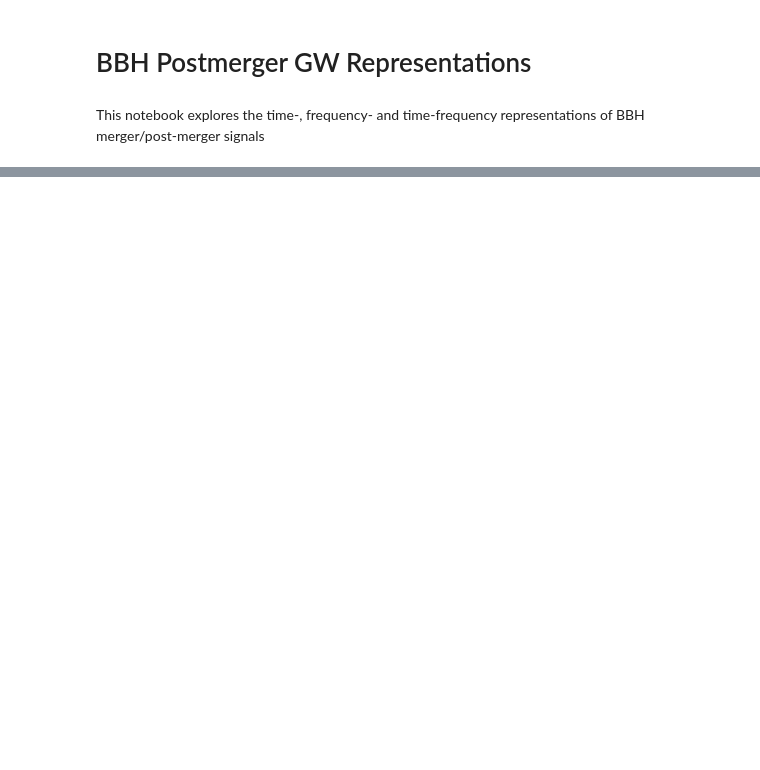
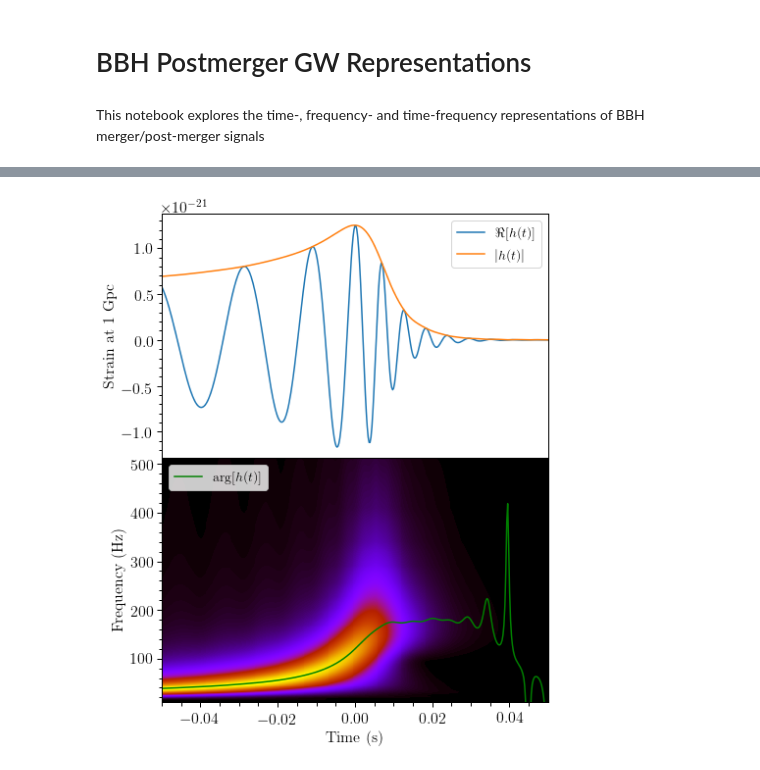
Before and after one commit to astroclark/bbh-tfmaps, a Jupyter notebook: bbh-maps.ipynb, the cells around one changed output, grey strips where cells are left out. Cells and saved outputs as stored; diff of their text form; code cells hidden in the pictures; blank space fills up the shorter version.

```diff
--- a/bbh-maps.ipynb
+++ b/bbh-maps.ipynb
@@ -80,0 +92,4 @@ print numrel_files
+# %%
+# Transform parameters
+mother_freq=0.5
+max_scale=512
@@ -190,0 +133,16 @@ SystemExit:
+# %%
+fmin=sample_frequency*mother_freq/max_scale
+fmax=sample_frequency*mother_freq
+
+cwt_result = cwt.build_cwt(hp.data, sample_times,
+                           mother_freq=mother_freq,
+                           max_scale=max_scale)
+
+wfreqs = cwt_result['frequencies']
+wplane = cwt_result['map']
+
+# Interpolate the spectrogram to a finer frequency grid for smoother plots
+# XXX: worth checking that we don't introduce artifacts here
+interpolant = interp1d(wfreqs, wplane, axis=0)
+wfreqs = np.arange(wfreqs.min(), 512)
+wplane = interpolant(wfreqs)
@@ -190,0 +154,62 @@ SystemExit:
+# %%
+plt.close('all')
+fig, ax = plt.subplots(figsize=(fig_width, 2.1*fig_height),
+                       sharex=True, nrows=2)
+
+
+#
+# Time series
+#
+a = ax[0].plot(sample_times, hp, label=r'$\Re[h(t)]$')
+b = ax[0].plot(sample_times, amp, label=r'$|h(t)|$')
+ax[0].legend()
+
+#
+# Spectrogram
+#
+p_qstrain = ax[1].pcolormesh(sample_times, wfreqs, (abs(wplane)),
+                          rasterized=False,
+                         vmin=0,vmax=1,cmap='gnuplot')
+
+#
+# Frequency series
+#
+# FIXME: why is frequency negative??
+ax[1].plot(sample_times[:-1], -1*foft, label=r'$\arg[h(t)]$',
+           color='green', linestyle='-')
+
+ax[1].legend(loc='upper left')
+
+# XXX Do not delete this, in case we want a colorbar later
+# cbaxes = fig.add_axes([0.1275, 0.9, 0.77, 0.03])
+# cbar=fig.colorbar(p_qstrain, orientation='horizontal', cax=cbaxes)
+# cbar.ax.xaxis.set_ticks_position('top')
+# cbar.ax.xaxis.set_label_position('top')
+# ax.clabel(c_qstrain, inline=1, fmt="%.1f", fontsize=14)
+
+
+for i in xrange(len(ax)):
+
+    ax[i].set_xlim(-0.05,0.05)
+
+    if i==0:
+        ax[i].set_ylabel(r'$\textrm{Strain at 1 Gpc}$')
+    if i==1:
+        ax[i].set_ylim(10,512)
+        ax[i].set_xlabel(r'$\textrm{Time (s)}$')
+        ax[i].set_ylabel(r'$\textrm{Frequency (Hz)}$')
+
+    # Beautify the lines
+    touchbox(ax[i])
+
+plt.subplots_adjust(hspace=0)
+
+# Determine figure name from numrel file and orientation
+figname=os.path.join(savepath,
+                     os.path.basename(numrel_data).replace('.h5','')
+                     +'_iota-%f'%iota+'_phi-%f'%phi+'.png')
+plt.savefig(figname)
+
+plt.show()
+# %% [output]
+[figure, added]
```
Also changed, not shown: parts of 22 cells of this notebook, 1 other file.
